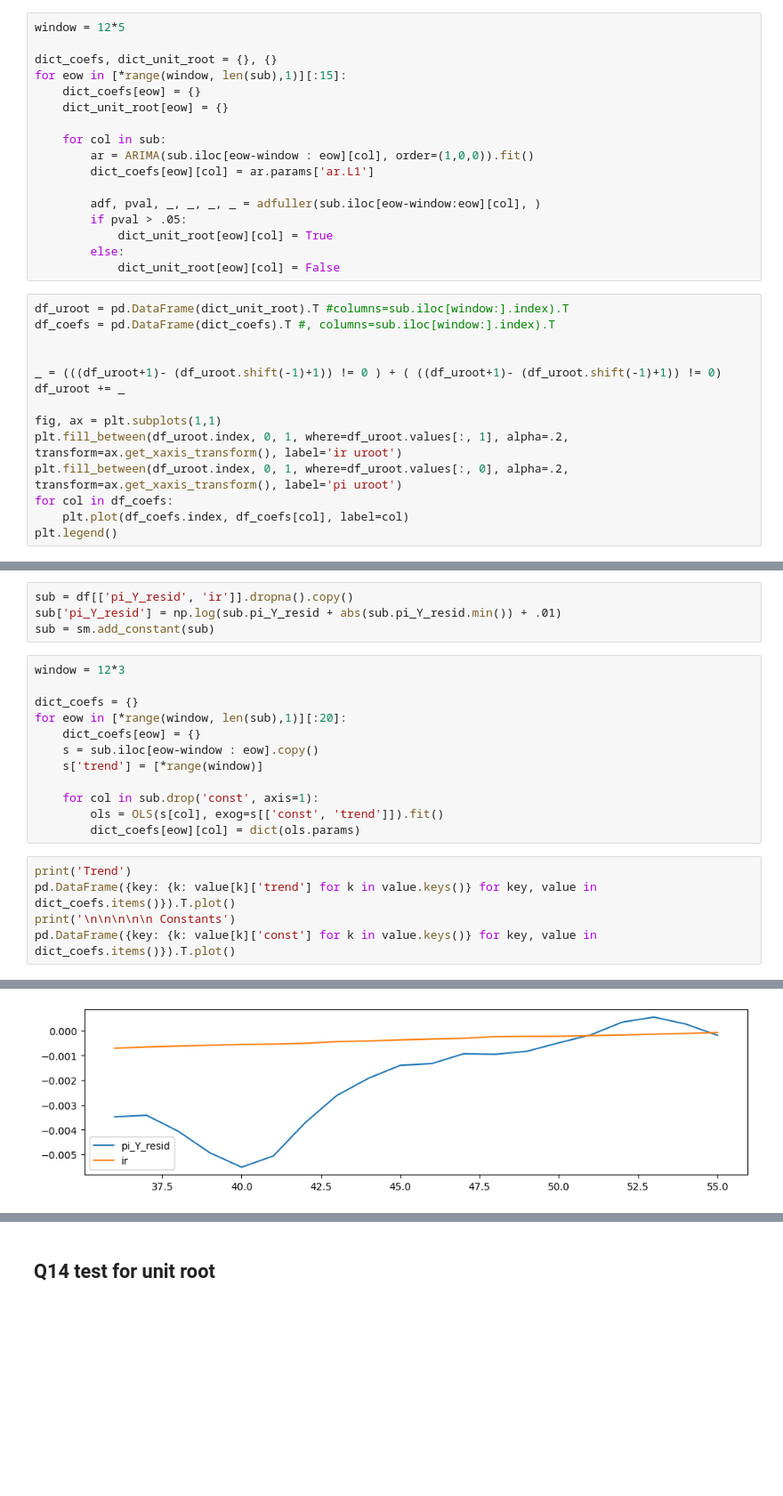
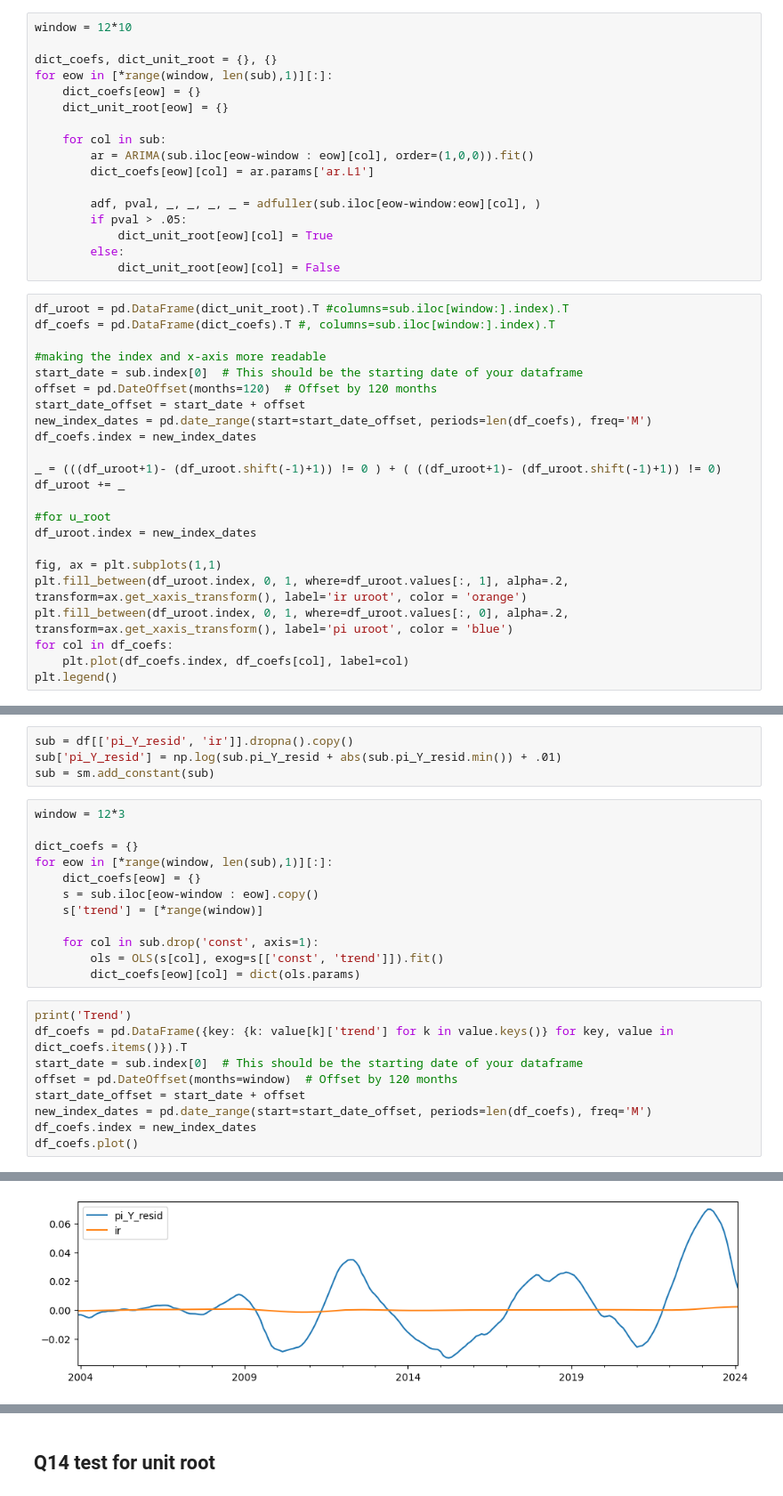
Before and after one commit to joelt101/Taylor-Rule-Project-Macro, a Jupyter notebook: macro2.ipynb, the cells around one changed output, grey strips where cells are left out. Shown: that part at 89% size. Drawn from its saved outputs; the diff is of its cells as text; blank space fills up the shorter version.

```diff
--- a/macro2.ipynb
+++ b/macro2.ipynb
@@ -1042,10 +1035,10 @@ sub = df[['pi_Y_resid', 'ir']].dropna().copy()
 sub['pi_Y_resid'] = np.log(sub.pi_Y_resid + abs(sub.pi_Y_resid.min()) + .01)
 # sub['pi_Y_resid'] = np.log(sub.pi_Y_resid + abs(sub.pi_Y_resid.min()) + .01)
 # %%
-window = 12*5
+window = 12*10
 
 dict_coefs, dict_unit_root = {}, {}
-for eow in [*range(window, len(sub),1)][:15]:
+for eow in [*range(window, len(sub),1)][:]:
     dict_coefs[eow] = {}
     dict_unit_root[eow] = {}
 
@@ -1062,13 +1055,22 @@ for eow in [*range(window, len(sub),1)][:15]:
 df_uroot = pd.DataFrame(dict_unit_root).T #columns=sub.iloc[window:].index).T
 df_coefs = pd.DataFrame(dict_coefs).T #, columns=sub.iloc[window:].index).T
 
+#making the index and x-axis more readable
+start_date = sub.index[0]  # This should be the starting date of your dataframe
+offset = pd.DateOffset(months=120)  # Offset by 120 months
+start_date_offset = start_date + offset
+new_index_dates = pd.date_range(start=start_date_offset, periods=len(df_coefs), freq='M')
+df_coefs.index = new_index_dates
 
 _ = (((df_uroot+1)- (df_uroot.shift(-1)+1)) != 0 ) + ( ((df_uroot+1)- (df_uroot.shift(-1)+1)) != 0)
 df_uroot += _
 
+#for u_root
+df_uroot.index = new_index_dates
+
 fig, ax = plt.subplots(1,1)
-plt.fill_between(df_uroot.index, 0, 1, where=df_uroot.values[:, 1], alpha=.2, transform=ax.get_xaxis_transform(), label='ir uroot')
-plt.fill_between(df_uroot.index, 0, 1, where=df_uroot.values[:, 0], alpha=.2, transform=ax.get_xaxis_transform(), label='pi uroot')
+plt.fill_between(df_uroot.index, 0, 1, where=df_uroot.values[:, 1], alpha=.2, transform=ax.get_xaxis_transform(), label='ir uroot', color = 'orange')
+plt.fill_between(df_uroot.index, 0, 1, where=df_uroot.values[:, 0], alpha=.2, transform=ax.get_xaxis_transform(), label='pi uroot', color = 'blue')
 for col in df_coefs:
     plt.plot(df_coefs.index, df_coefs[col], label=col)
 plt.legend()
@@ -1087,7 +1118,7 @@ sub = sm.add_constant(sub)
 window = 12*3
 
 dict_coefs = {}
-for eow in [*range(window, len(sub),1)][:20]:
+for eow in [*range(window, len(sub),1)][:]:
     dict_coefs[eow] = {}
     s = sub.iloc[eow-window : eow].copy()
     s['trend'] = [*range(window)]
@@ -1097,8 +1128,12 @@ for eow in [*range(window, len(sub),1)][:20]:
         dict_coefs[eow][col] = dict(ols.params)
 # %%
 print('Trend')
-pd.DataFrame({key: {k: value[k]['trend'] for k in value.keys()} for key, value in dict_coefs.items()}).T.plot()
-print('\n\n\n\n\n Constants')
-pd.DataFrame({key: {k: value[k]['const'] for k in value.keys()} for key, value in dict_coefs.items()}).T.plot()
+df_coefs = pd.DataFrame({key: {k: value[k]['trend'] for k in value.keys()} for key, value in dict_coefs.items()}).T
+start_date = sub.index[0]  # This should be the starting date of your dataframe
+offset = pd.DateOffset(months=window)  # Offset by 120 months
+start_date_offset = start_date + offset
+new_index_dates = pd.date_range(start=start_date_offset, periods=len(df_coefs), freq='M')
+df_coefs.index = new_index_dates
+df_coefs.plot()
 # %% [output]
 Trend
@@ -1111,2 +1140,2 @@ Trend
 <Axes: >
-[figure, old version]
+[figure, new version]
```
Also changed, not shown: parts of 16 cells of this notebook.
